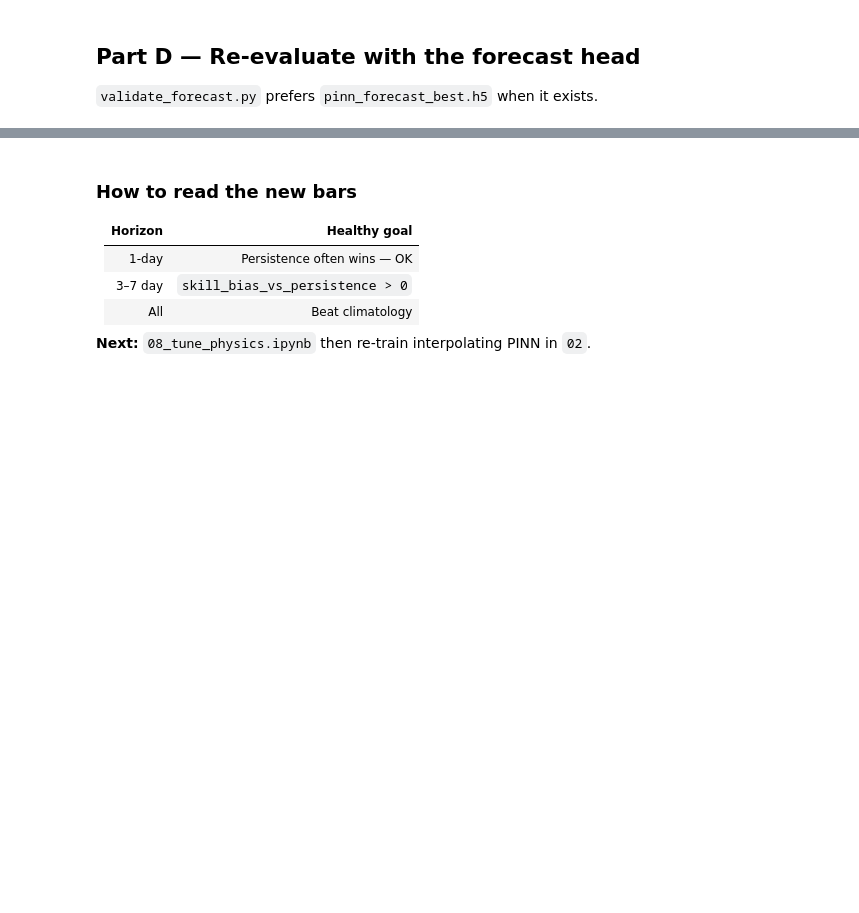
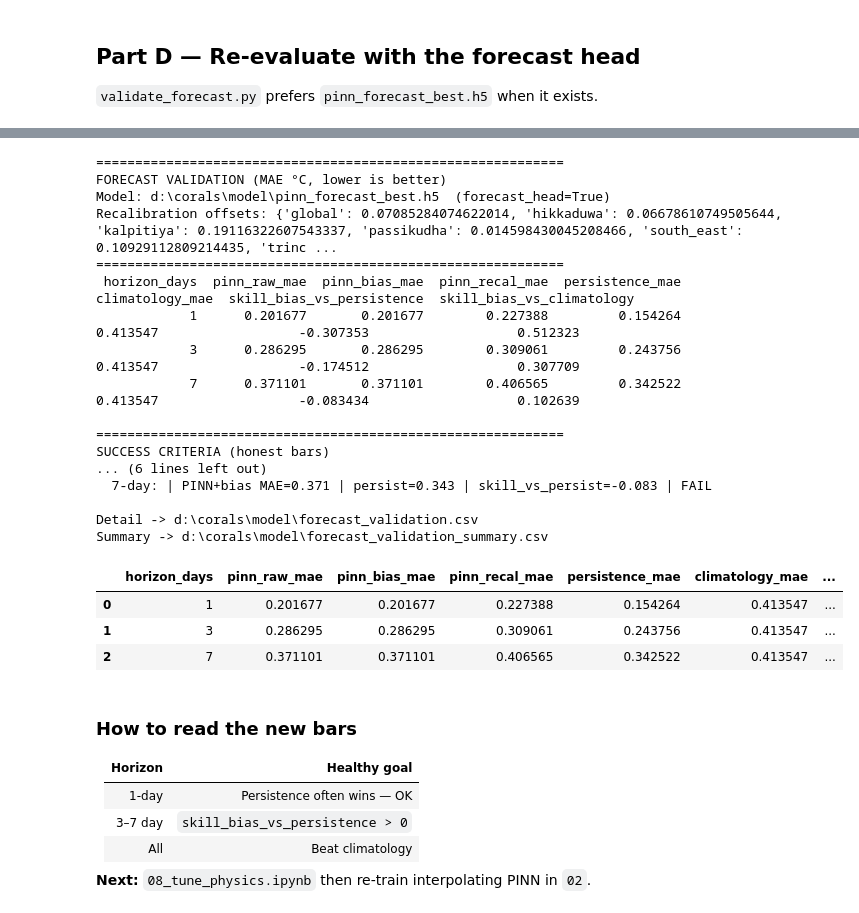
Before and after one commit to TeamTerronix/model-Benthic-Guardian, a Jupyter notebook: 07_improve_forecasts.ipynb, the cells around one changed output, grey strips where cells are left out. Saved outputs shown, nothing was run; the diff lists cells and outputs as text; code cells hidden in the pictures; blank space fills up the shorter version.

```diff
--- a/07_improve_forecasts.ipynb
+++ b/07_improve_forecasts.ipynb
@@ -79,0 +175,10 @@ summary
+# %%
+import importlib
+import validate_forecast
+importlib.reload(validate_forecast)
+from validate_forecast import run as run_forecast_validation
+
+out3 = run_forecast_validation()
+summary = out3["summary"]
+summary
+# %% [output]
@@ -80,3 +187,24 @@ summary
+============================================================
+FORECAST VALIDATION (MAE °C, lower is better)
+Model: d:\corals\model\pinn_forecast_best.h5  (forecast_head=True)
+Recalibration offsets: {'global': 0.07085284074622014, 'hikkaduwa': 0.06678610749505644, 'kalpitiya': 0.19116322607543337, 'passikudha': 0.014598430045208466, 'south_east': 0.10929112809214435, 'trinc ...
+============================================================
+ horizon_days  pinn_raw_mae  pinn_bias_mae  pinn_recal_mae  persistence_mae  climatology_mae  skill_bias_vs_persistence  skill_bias_vs_climatology
+            1      0.201677       0.201677        0.227388         0.154264         0.413547                  -0.307353                   0.512323
+            3      0.286295       0.286295        0.309061         0.243756         0.413547                  -0.174512                   0.307709
+            7      0.371101       0.371101        0.406565         0.342522         0.413547                  -0.083434                   0.102639
+
+============================================================
+SUCCESS CRITERIA (honest bars)
+... (6 lines left out)
+  7-day: | PINN+bias MAE=0.371 | persist=0.343 | skill_vs_persist=-0.083 | FAIL
+
+Detail -> d:\corals\model\forecast_validation.csv
+Summary -> d:\corals\model\forecast_validation_summary.csv
+|  | horizon_days | pinn_raw_mae | pinn_bias_mae | pinn_recal_mae | persistence_mae | climatology_mae | ... |
+| 0 | 1 | 0.201677 | 0.201677 | 0.227388 | 0.154264 | 0.413547 | ... |
+| 1 | 3 | 0.286295 | 0.286295 | 0.309061 | 0.243756 | 0.413547 | ... |
+| 2 | 7 | 0.371101 | 0.371101 | 0.406565 | 0.342522 | 0.413547 | ... |
 # %% [markdown]
 ### How to read the new bars
 
```
Also changed, not shown: parts of 7 cells of this notebook, 7 other files.
